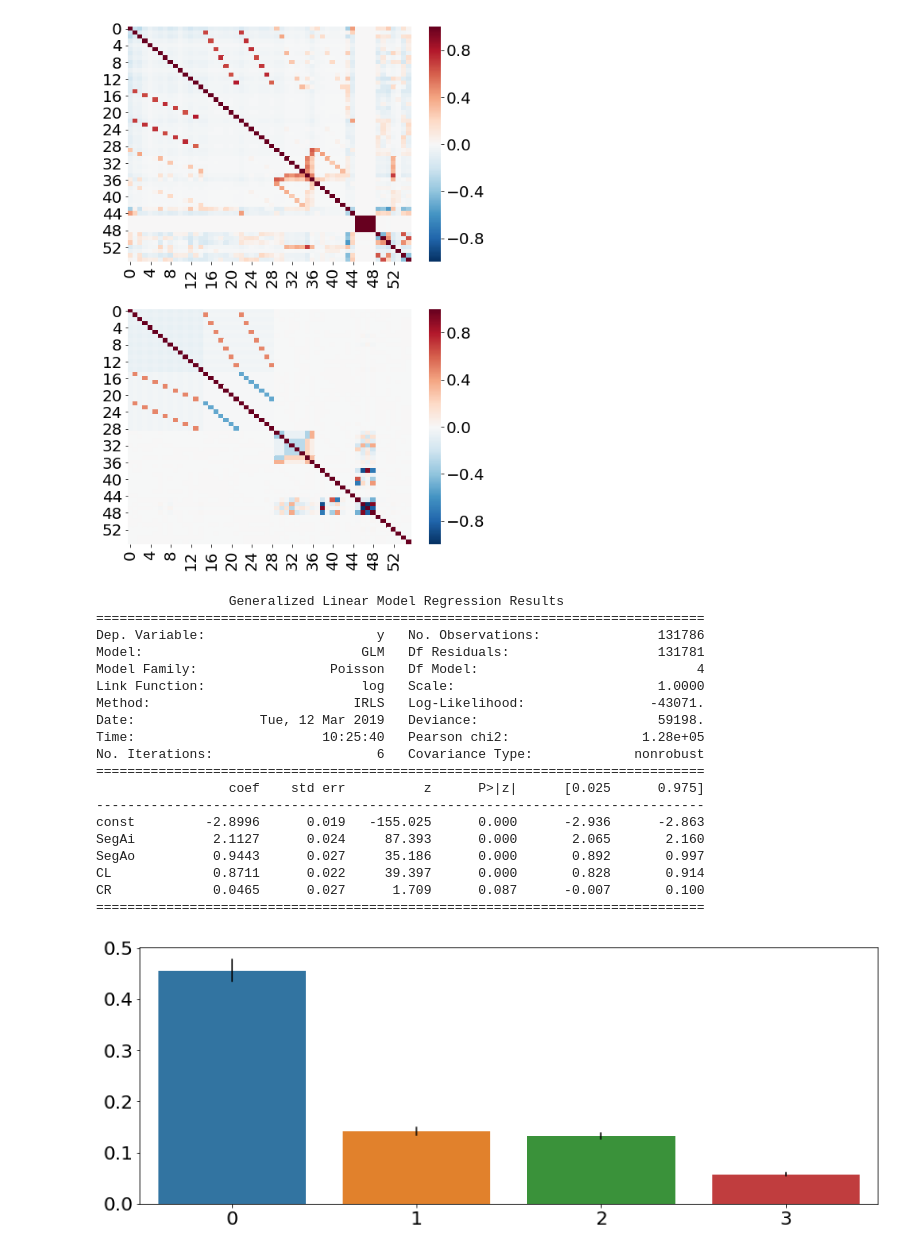
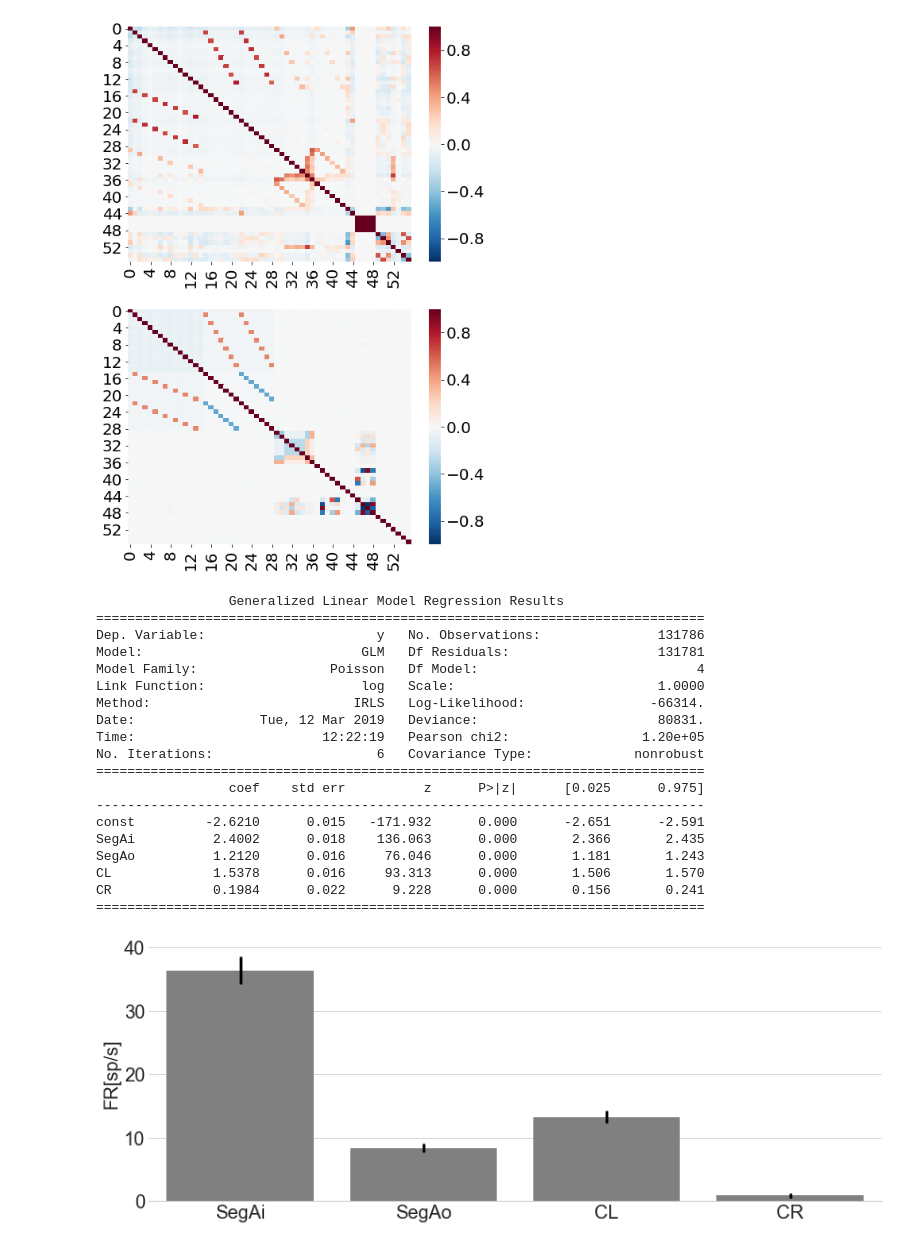
Before and after one commit to alexgonzl/TreeMazeAnalyses, a Jupyter notebook: Notebooks/TestGetMazeBehavMatrix.ipynb, the cells around one changed output. Drawn from its saved outputs; the diff is of its cells as text; code cells hidden in the pictures.

```diff
--- a/Notebooks/TestGetMazeBehavMatrix.ipynb
+++ b/Notebooks/TestGetMazeBehavMatrix.ipynb
@@ -165,14 +165,16 @@ sns.heatmap(Mcw,ax=a2,cbar=1,cmap='RdBu_r',vmax=1,vmin=-1)
 rate = 0.05
 sb = np.random.poisson(rate,len(tp)) # spikes per bin
 
-sb[FullMat['SegAi']==1] = np.random.poisson(rate*10,np.sum(FullMat['SegAi']==1))
-sb[FullMat['CL']==1] = np.random.poisson(rate*3,np.sum(FullMat['CL']==1))
-sb[FullMat['SegAo']==1] = np.random.poisson(rate*5,np.sum(FullMat['SegAo']==1))
+sb[FullMat['SegAi']==1] = np.random.poisson(rate*20,np.sum(FullMat['SegAi']==1))
+sb[FullMat['CL']==1] = np.random.poisson(rate*8,np.sum(FullMat['CL']==1))
+sb[FullMat['SegAo']==1] = np.random.poisson(rate*15,np.sum(FullMat['SegAo']==1))
 # %%
 import statsmodels.api as sm
 # %%
 M2 = sm.add_constant(FullMat)
-glm_p = sm.GLM(sb,M2[['const','SegAi','SegAo','CL','CR']],family = sm.families.Poisson())
+selected_params = ['const','SegAi','SegAo','CL','CR']
+subData = M2[['const','SegAi','SegAo','CL','CR']]
+glm_p = sm.GLM(sb,subData,family = sm.families.Poisson())
 # %%
 res = glm_p.fit()
 print(res.summary())
@@ -183,31 +185,37 @@ Dep. Variable:                      y   No. Observations:               131786
 Model:                            GLM   Df Residuals:                   131781
 Model Family:                 Poisson   Df Model:                            4
 Link Function:                    log   Scale:                          1.0000
-Method:                          IRLS   Log-Likelihood:                -43071.
-Date:                Tue, 12 Mar 2019   Deviance:                       59198.
-Time:                        10:25:40   Pearson chi2:                 1.28e+05
+Method:                          IRLS   Log-Likelihood:                -66314.
+Date:                Tue, 12 Mar 2019   Deviance:                       80831.
+Time:                        12:22:19   Pearson chi2:                 1.20e+05
 No. Iterations:                     6   Covariance Type:             nonrobust
 ==============================================================================
                  coef    std err          z      P>|z|      [0.025      0.975]
 ------------------------------------------------------------------------------
-const         -2.8996      0.019   -155.025      0.000      -2.936      -2.863
-SegAi          2.1127      0.024     87.393      0.000       2.065       2.160
-SegAo          0.9443      0.027     35.186      0.000       0.892       0.997
-CL             0.8711      0.022     39.397      0.000       0.828       0.914
-CR             0.0465      0.027      1.709      0.087      -0.007       0.100
+const         -2.6210      0.015   -171.932      0.000      -2.651      -2.591
+SegAi          2.4002      0.018    136.063      0.000       2.366       2.435
+SegAo          1.2120      0.016     76.046      0.000       1.181       1.243
+CL             1.5378      0.016     93.313      0.000       1.506       1.570
+CR             0.1984      0.022      9.228      0.000       0.156       0.241
 ==============================================================================
 # %%
-estimatedBaseRate = np.exp(res.params[0])
-ci=np.exp(res.conf_int()[1::])*estimatedBaseRate
-estimatedFRs = np.exp(res.params[1::])*estimatedBaseRate
+estimatedBaseRate = np.exp(res.params[0])/step
+ci=(np.exp(res.conf_int()[1::])-1)*estimatedBaseRate
+estimatedFRs = (np.exp(res.params[1::])-1)*estimatedBaseRate
 nParams=len(res.params)-1
 x=np.tile(np.arange(nParams),[2,1])
 #sns.barplot(x=np.arange(57),y=np.exp(res.params)-1,ci=np.exp(res.conf_int()-1),capsize=.2)
 f,a=plt.subplots(1,1, figsize=(14,5))
-sns.barplot(x=np.arange(nParams),y=estimatedFRs,ax=a)
+ab=sns.barplot(x=np.arange(nParams),y=estimatedFRs,ax=a,
+               facecolor=(0.5, 0.5, 0.5, 1))
 for p in np.arange(nParams):
-    a.plot(x[:,p],ci.iloc[p],color='k',)
+    a.plot(x[:,p],ci.iloc[p],color='k',linewidth=3)
+a.set_ylabel('FR[sp/s]')
+a.set_xticklabels(selected_params[1::])
+#a.grid()
+sns.set_style("whitegrid")
+sns.despine(left=True)
 
 #sns.plot(np.arange(57),np.exp(res.params)-1,kind='bar')
 # %% [output]
-[figure, old version]
+[figure, new version]
```
Also changed, not shown: parts of 11 cells of this notebook, 3 other files.
